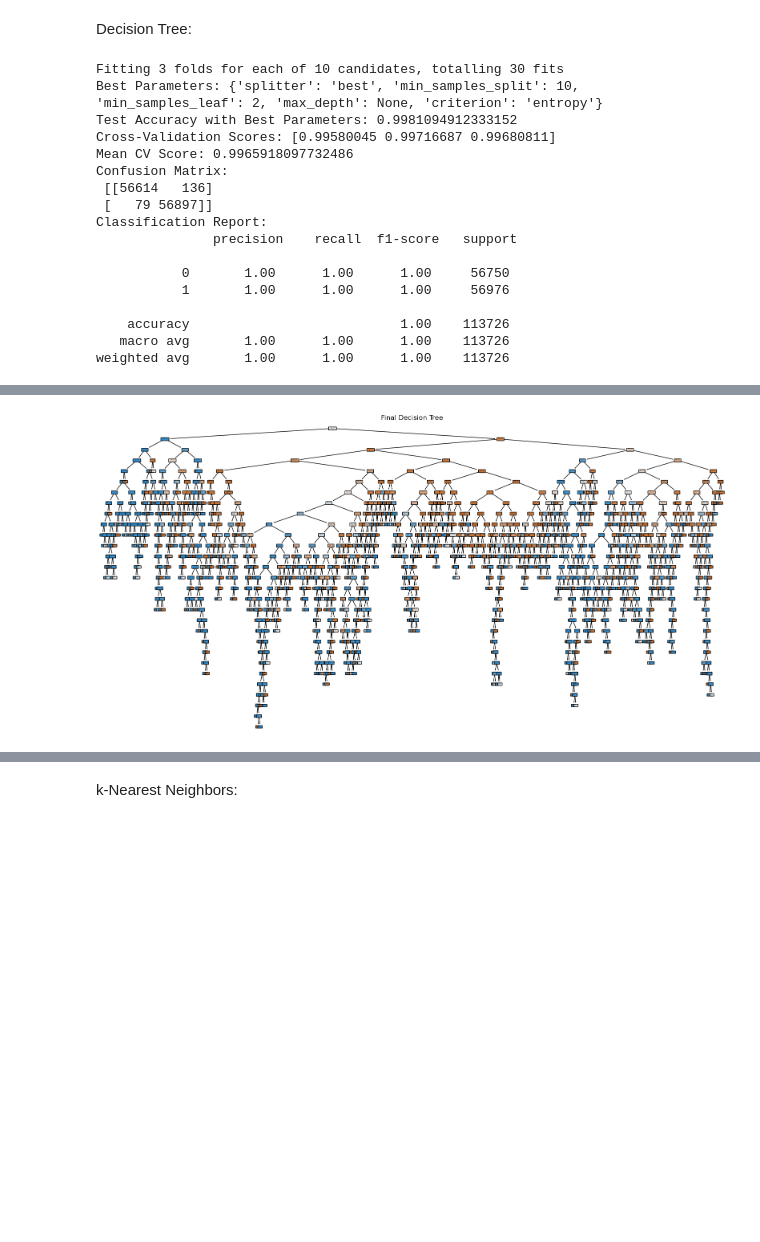
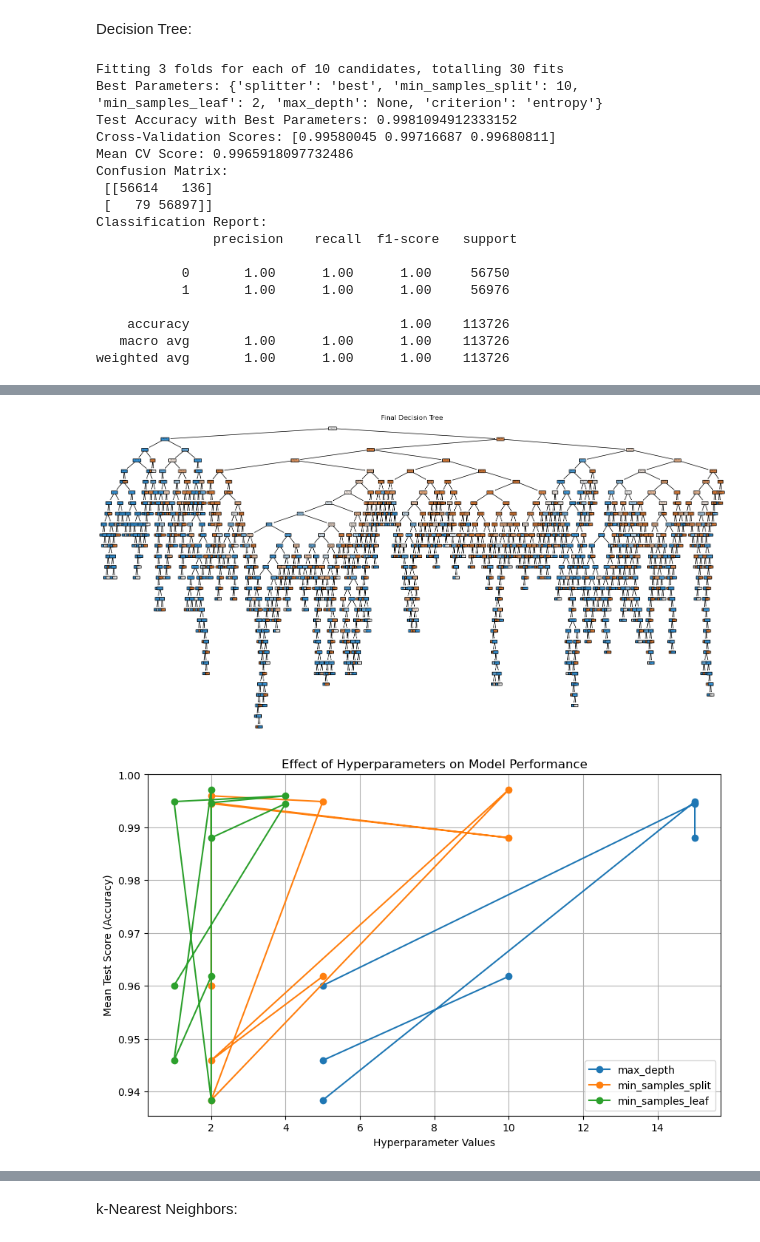
Before and after one commit to ewf40054/Binary-Classification-Project, a Jupyter notebook: Notebook.ipynb, the cells around one changed output, grey strips where cells are left out. Cells and saved outputs as stored; diff of their text form; code cells hidden in the pictures; blank space fills up the shorter version.

Commit message:
Added how parameters affect decision tree accuracy

```diff
--- a/Notebook.ipynb
+++ b/Notebook.ipynb
@@ -123,10 +123,11 @@ Decision Tree:
 # %%
 from sklearn.tree import DecisionTreeClassifier
 from sklearn.model_selection import train_test_split, RandomizedSearchCV, cross_val_score
-from sklearn.metrics import confusion_matrix, f1_score, classification_report
+from sklearn.metrics import confusion_matrix, classification_report
 from sklearn import tree
 import matplotlib.pyplot as plt
 import seaborn as sns
+import pandas as pd
 import numpy as np
 
 # Split data into features (X) and target (y)
@@ -183,7 +184,7 @@ print("Mean CV Score:", np.mean(cv_scores))
 conf_matrix = confusion_matrix(y_test, y_pred)
 print("Confusion Matrix:\n", conf_matrix)
 
-# Classification Report for additional metrics
+# Classification Report
 print("Classification Report:\n", classification_report(y_test, y_pred))
 
 # Plot Confusion Matrix
@@ -194,30 +195,69 @@ sns.heatmap(conf_matrix, annot=True, fmt="d", cmap="Blues",
 plt.xlabel("Predicted Label")
 plt.ylabel("True Label")
 plt.title("Confusion Matrix")
 plt.show()
 
 # Visualize the final decision tree
 plt.figure(figsize=(20, 10))  # Set figure size for readability
 tree.plot_tree(best_clf, filled=True, feature_names=X.columns, class_names=True, rounded=True)
 plt.title("Final Decision Tree")
 plt.show()
+
+# --- Visualizing Hyperparameter Impact ---
+# Extract the results from RandomizedSearchCV
+results = pd.DataFrame(randomized_search.cv_results_)
+
+# Visualize the effect of different parameters on the mean test score
+plt.figure(figsize=(10, 6))
+
+# Plot max_depth vs mean_test_score
+if 'param_max_depth' in results:
+    plt.plot(results['param_max_depth'], results['mean_test_score'], marker="o", label='max_depth')
+
+# Plot min_samples_split vs mean_test_score
+if 'param_min_samples_split' in results:
+    plt.plot(results['param_min_samples_split'], results['mean_test_score'], marker="o", label='min_samples_split')
+
+# Plot min_samples_leaf vs mean_test_score
+if 'param_min_samples_leaf' in results:
+    plt.plot(results['param_min_samples_leaf'], results['mean_test_score'], marker="o", label='min_samples_leaf')
+
+# Customize the plot
+plt.xlabel("Hyperparameter Values")
+plt.ylabel("Mean Test Score (Accuracy)")
+plt.title("Effect of Hyperparameters on Model Performance")
+plt.legend()
+plt.grid(True)
+plt.show()
+
+# --- Heatmap for Parameter Interaction ---
+# Pivot the results to create a heatmap of max_depth vs min_samples_split
+if 'param_max_depth' in results and 'param_min_samples_split' in results:
+    heatmap_data = results.pivot_table(index='param_max_depth', columns='param_min_samples_split', values='mean_test_score')
+    plt.figure(figsize=(12, 8))
+    sns.heatmap(heatmap_data, annot=True, fmt=".3f", cmap="viridis", cbar_kws={'label': 'Mean Test Score'})
+    plt.title("Hyperparameter Tuning: max_depth vs min_samples_split")
+    plt.xlabel("min_samples_split")
+    plt.ylabel("max_depth")
+    plt.show()
 # %% [output]
 Fitting 3 folds for each of 10 candidates, totalling 30 fits
 Best Parameters: {'splitter': 'best', 'min_samples_split': 10, 'min_samples_leaf': 2, 'max_depth': None, 'criterion': 'entropy'}
 Test Accuracy with Best Parameters: 0.9981094912333152
 Cross-Validation Scores: [0.99580045 0.99716687 0.99680811]
 Mean CV Score: 0.9965918097732486
 Confusion Matrix:
  [[56614   136]
  [   79 56897]]
 Classification Report:
                precision    recall  f1-score   support
 
            0       1.00      1.00      1.00     56750
            1       1.00      1.00      1.00     56976
 
     accuracy                           1.00    113726
    macro avg       1.00      1.00      1.00    113726
 weighted avg       1.00      1.00      1.00    113726
 [figure]
 [figure]
+[figure, added]
```
Also changed, not shown: parts of 1 cell of this notebook.
